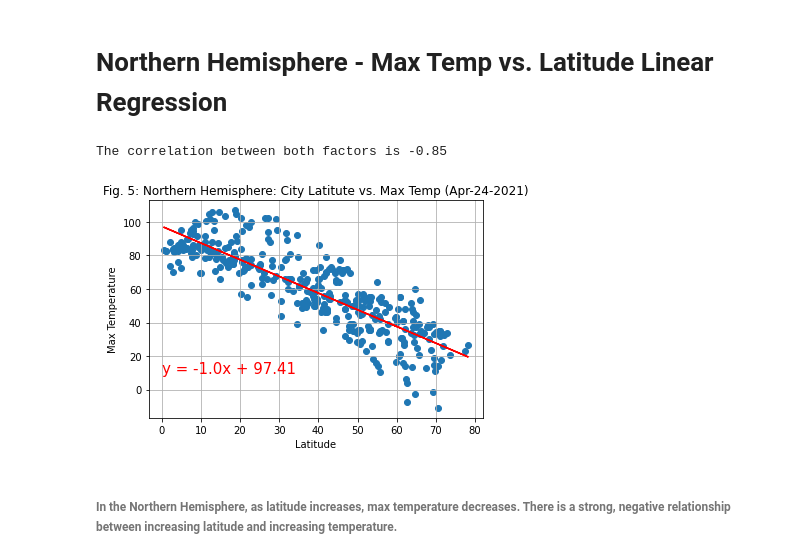
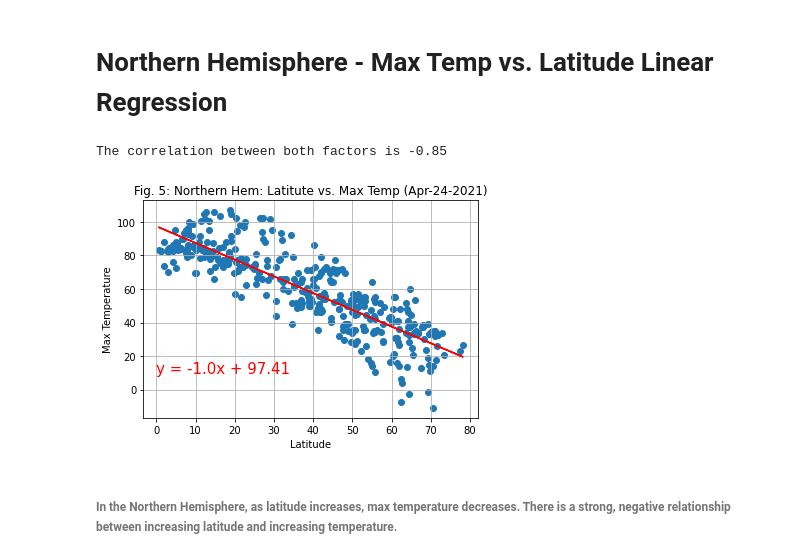
Before and after one commit to MarcLeslie/python-api-challenge, a Jupyter notebook: WeatherPy/WeatherPy.ipynb, the cells around one changed output. Saved outputs shown, nothing was run; the diff lists cells and outputs as text; code cells hidden in the pictures.

Commit message:
Corrected titles for Weather so they fit the .png output

```diff
--- a/WeatherPy/WeatherPy.ipynb
+++ b/WeatherPy/WeatherPy.ipynb
@@ -246,24 +246,24 @@ SH_df = all_df.loc[(all_df["Lat"] <0) ]
 # %%
 lat_NH = NH_df.iloc[:,1]
 max_temp_NH = NH_df.iloc[:,3]
 correlation = st.pearsonr(lat_NH, max_temp_NH)
 print(f"The correlation between both factors is {round(correlation[0],2)}")
 #x_values = lat_NH, y_values = max_temp_NH
 (slope, intercept, rvalue, pvalue, stderr) = linregress(lat_NH, max_temp_NH)
 regress_values = lat_NH * slope + intercept
 line_eq = "y = " + str(round(slope,2)) + "x + " + str(round(intercept,2))
 plt.scatter(lat_NH, max_temp_NH)
 plt.plot(lat_NH,regress_values,"r-")
 plt.annotate(line_eq,(0,10),fontsize=15,color="red")
 plt.xlabel("Latitude")
 plt.ylabel("Max Temperature")
-plt.title(f"Fig. 5: Northern Hemisphere: City Latitute vs. Max Temp ({date})")
+plt.title(f"Fig. 5: Northern Hem: Latitute vs. Max Temp ({date})")
 plt.grid()
 plt.savefig("../output_data/Fig5_city_lat_temp_LR_NH.png")
 plt.show()
 # %% [output]
 The correlation between both factors is -0.85
-[figure, old version]
+[figure, new version]
 # %% [markdown]
 ###### In the Northern Hemisphere, as latitude increases, max temperature decreases.  There is a strong, negative relationship between increasing latitude and increasing temperature.
 # %% [markdown]
```
Also changed, not shown: parts of 12 cells of this notebook, 13 other files.
